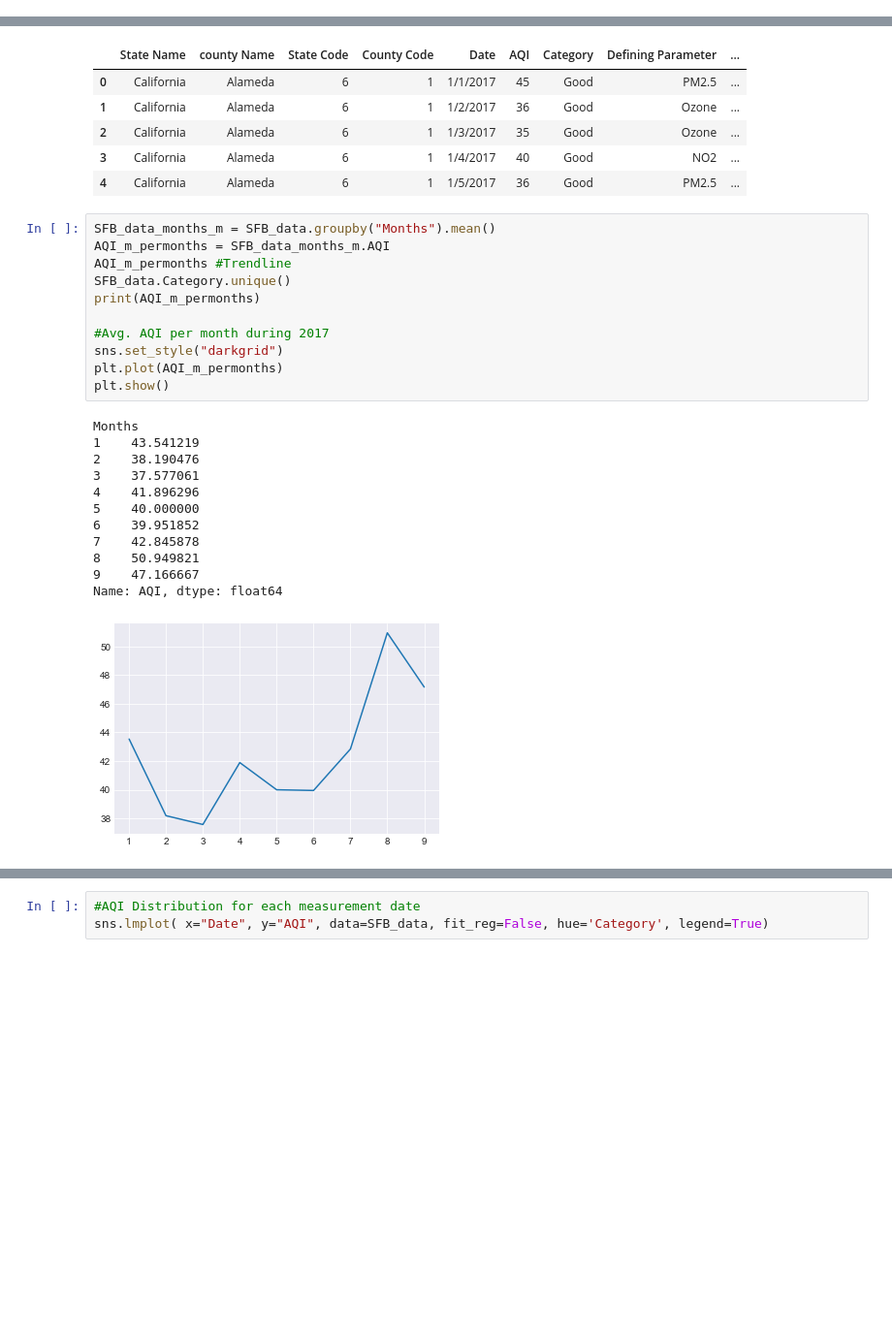
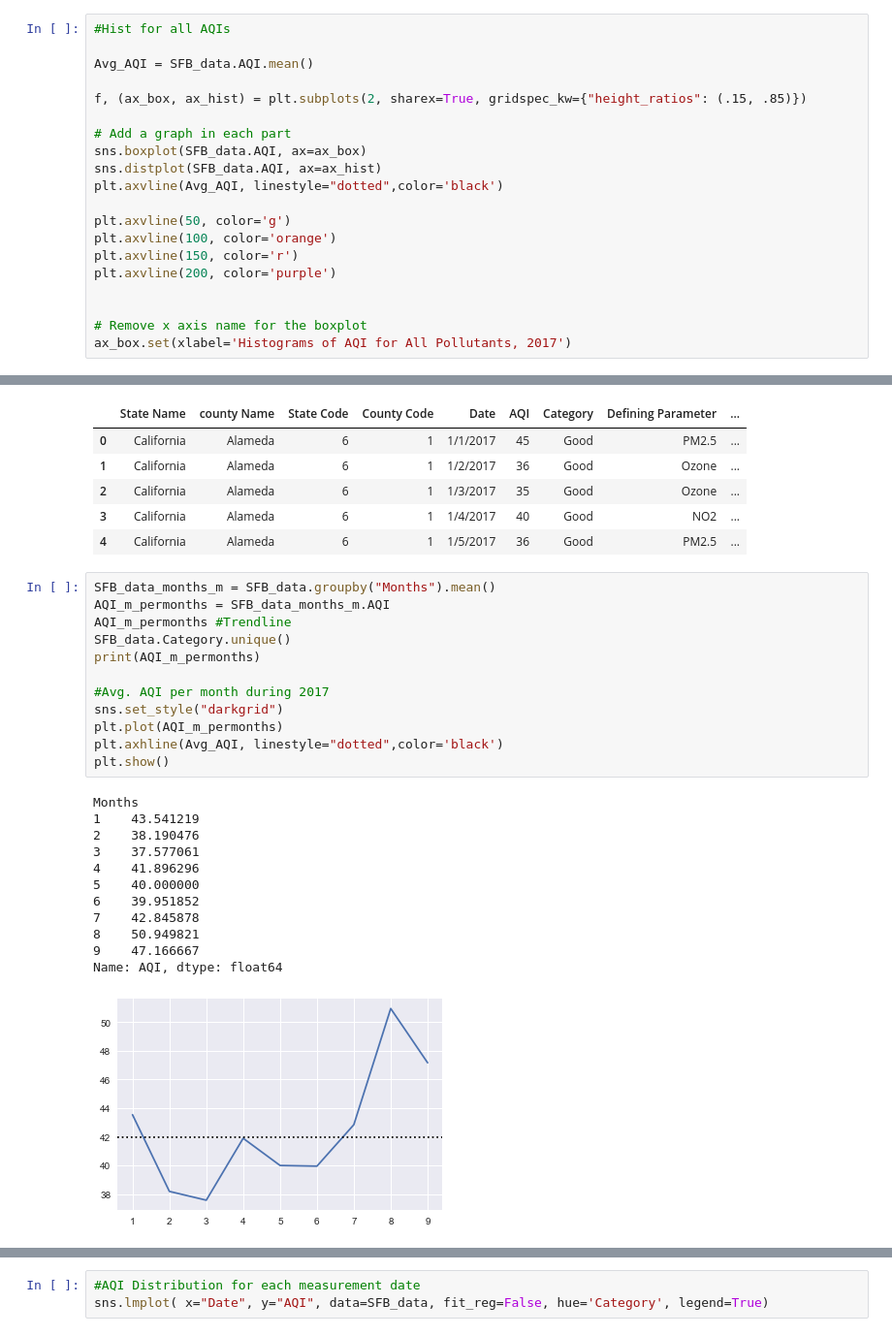
Before and after one commit to HP-Nunes/airQualityInTheBayArea_October2017, a Jupyter notebook: Hadrien_Brainstorming/Tests.ipynb, the cells around one changed output, grey strips where cells are left out. Shown at 97% size. Saved outputs shown, nothing was run; the diff lists cells and outputs as text; blank space fills up the shorter version.

```diff
--- a/Hadrien_Brainstorming/Tests.ipynb
+++ b/Hadrien_Brainstorming/Tests.ipynb
@@ -67,0 +59,20 @@ AxesSubplot(0.125,0.125;0.775x0.755)
+# %%
+#Hist for all AQIs
+
+Avg_AQI = SFB_data.AQI.mean()
+
+f, (ax_box, ax_hist) = plt.subplots(2, sharex=True, gridspec_kw={"height_ratios": (.15, .85)})
+
+# Add a graph in each part
+sns.boxplot(SFB_data.AQI, ax=ax_box)
+sns.distplot(SFB_data.AQI, ax=ax_hist)
+plt.axvline(Avg_AQI, linestyle="dotted",color='black')
+
+plt.axvline(50, color='g')
+plt.axvline(100, color='orange')
+plt.axvline(150, color='r')
+plt.axvline(200, color='purple')
+
+
+# Remove x axis name for the boxplot
+ax_box.set(xlabel='Histograms of AQI for All Pollutants, 2017')
@@ -97,24 +142,25 @@ SFB_data.head()
 # %%
 SFB_data_months_m = SFB_data.groupby("Months").mean()
 AQI_m_permonths = SFB_data_months_m.AQI
 AQI_m_permonths #Trendline
 SFB_data.Category.unique()
 print(AQI_m_permonths)
 
 #Avg. AQI per month during 2017
 sns.set_style("darkgrid")
 plt.plot(AQI_m_permonths)
+plt.axhline(Avg_AQI, linestyle="dotted",color='black')
 plt.show()
 # %% [output]
 Months
 1    43.541219
 2    38.190476
 3    37.577061
 4    41.896296
 5    40.000000
 6    39.951852
 7    42.845878
 8    50.949821
 9    47.166667
 Name: AQI, dtype: float64
-[figure, old version]
+[figure, new version]
```
Also changed, not shown: parts of 7 cells of this notebook.
